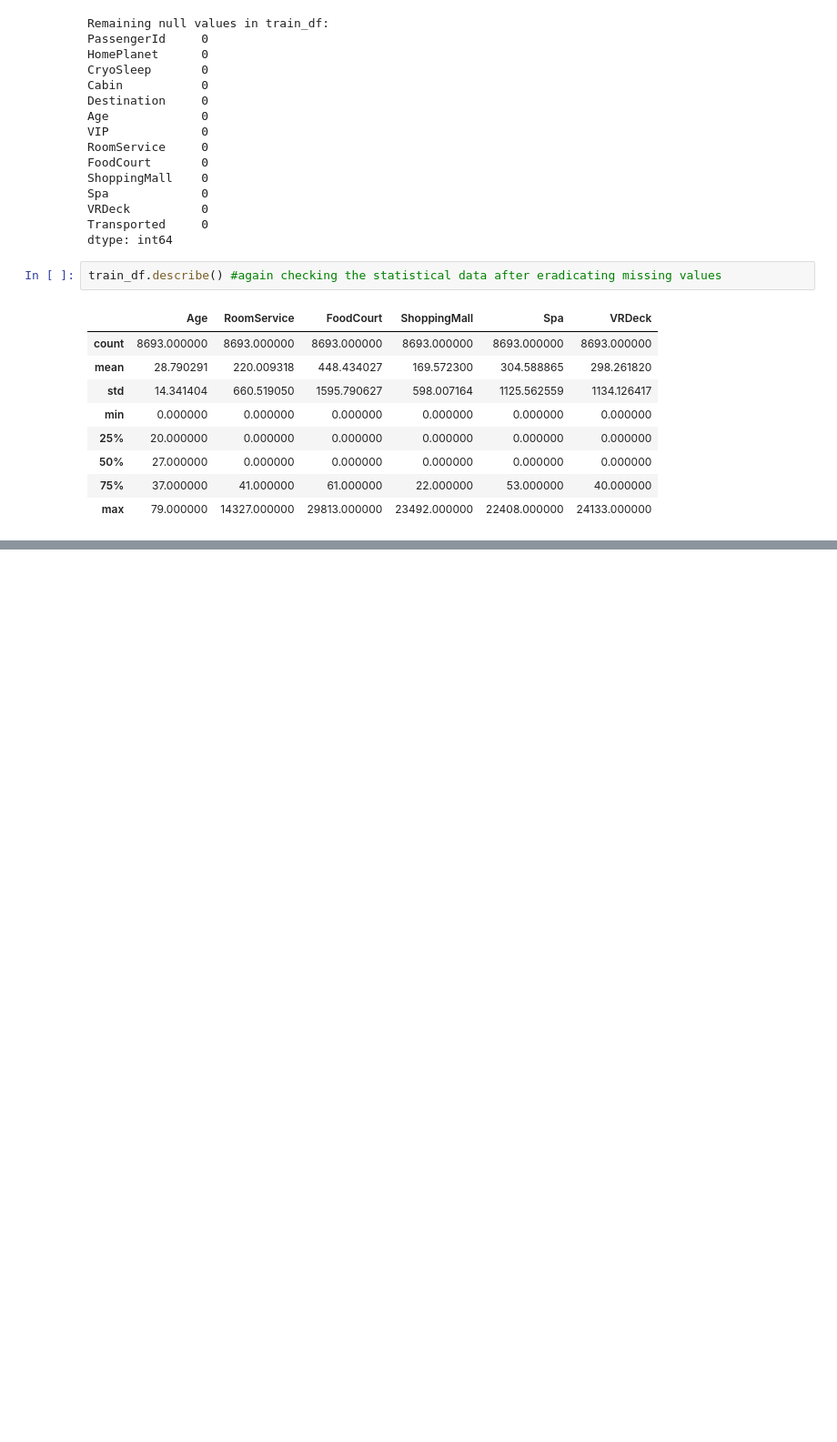
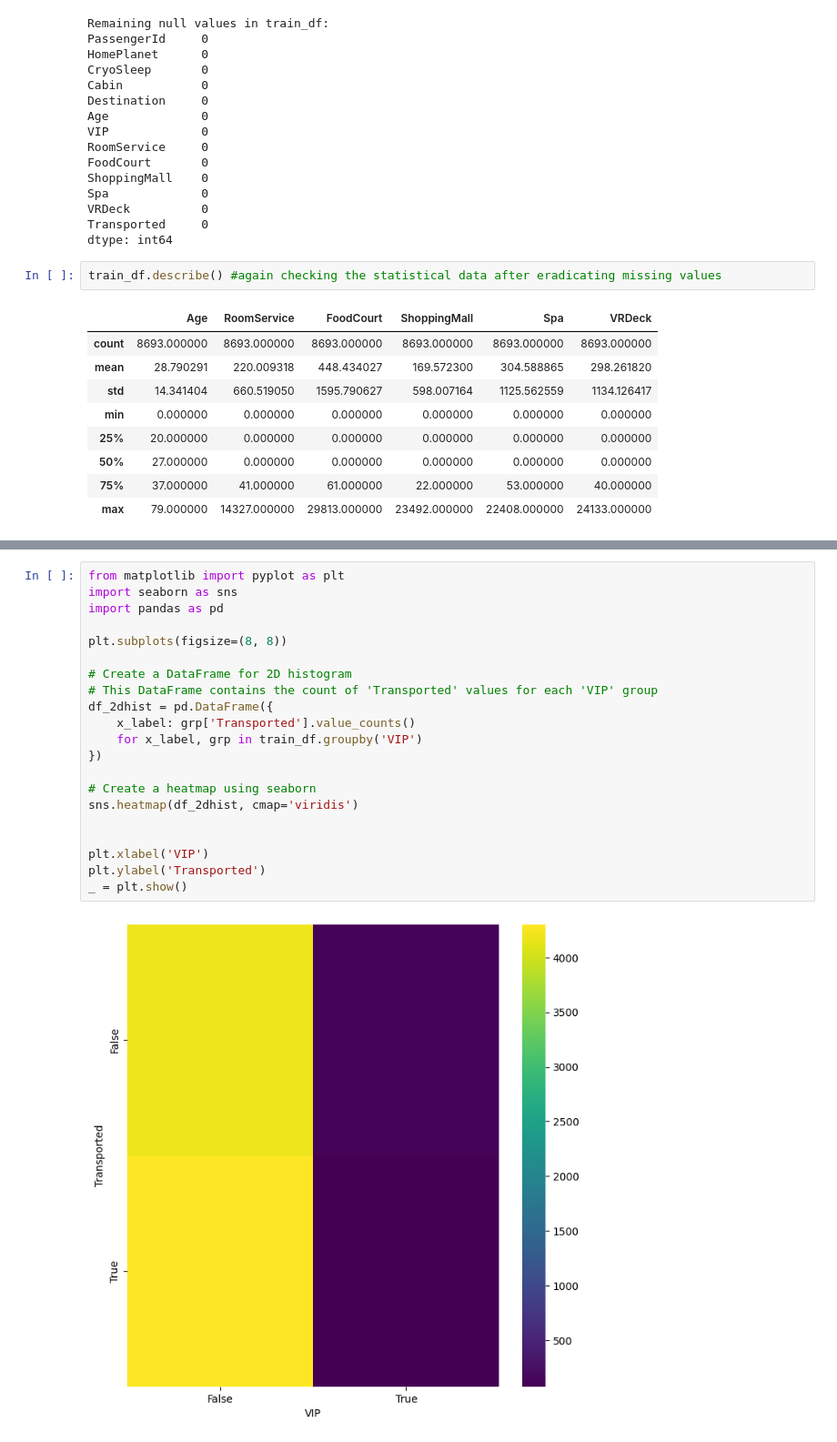
Before and after one commit to 7PAM2015-0105-2023-TEAM17/Kaggle-Challenge-Team-17, a Jupyter notebook: kaggle_Challenge_TEAM_17.ipynb, the cells around one changed output, grey strips where cells are left out. Shown at 91% size. Saved outputs shown, nothing was run; the diff lists cells and outputs as text; blank space fills up the shorter version.

```diff
--- a/kaggle_Challenge_TEAM_17.ipynb
+++ b/kaggle_Challenge_TEAM_17.ipynb
@@ -166,0 +205,23 @@ train_df.describe() #again checking the statistical data after eradicating missi
+# %%
+from matplotlib import pyplot as plt
+import seaborn as sns
+import pandas as pd
+
+plt.subplots(figsize=(8, 8))
+
+# Create a DataFrame for 2D histogram
+# This DataFrame contains the count of 'Transported' values for each 'VIP' group
+df_2dhist = pd.DataFrame({
+    x_label: grp['Transported'].value_counts()
+    for x_label, grp in train_df.groupby('VIP')
+})
+
+# Create a heatmap using seaborn
+sns.heatmap(df_2dhist, cmap='viridis')
+
+
+plt.xlabel('VIP')
+plt.ylabel('Transported')
+_ = plt.show()
+# %% [output]
+[figure, added]
```
Also changed, not shown: parts of 6 cells of this notebook.
